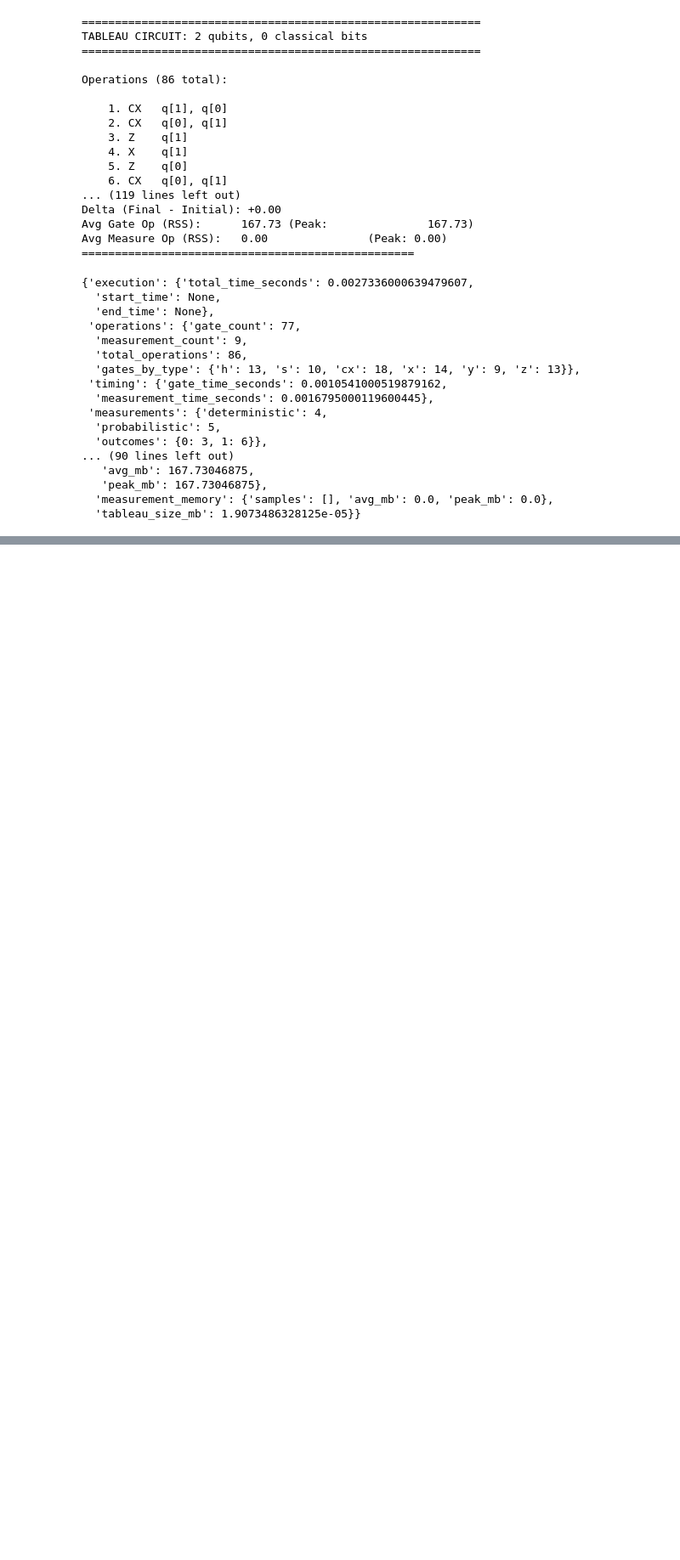
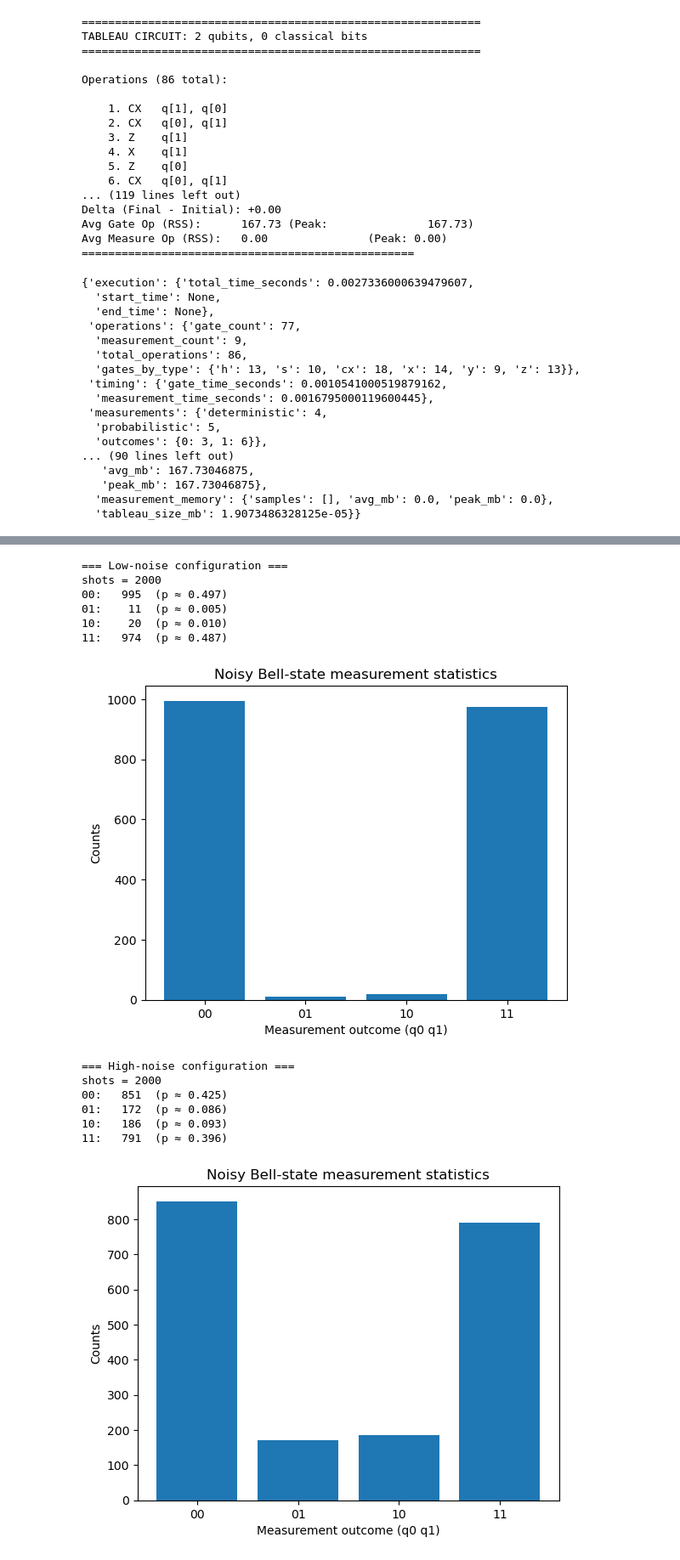
Before and after one commit to SgtCodeBean/quantum_circuit_simulator, a Jupyter notebook: src/demo.ipynb, the cells around one changed output, grey strips where cells are left out. Shown at 85% size. Cells and saved outputs as stored; diff of their text form; code cells hidden in the pictures; blank space fills up the shorter version.

```diff
--- a/src/demo.ipynb
+++ b/src/demo.ipynb
@@ -476,0 +563,31 @@ Avg Measure Op (RSS):   0.00               (Peak: 0.00)
+# %%
+print("=== Low-noise configuration ===")
+low_counts, low_probs = run_noisy_bell_experiment(
+    shots=2000,
+    p_1q=0.001,
+    p_2q=0.01,
+    p_meas=0.002,
+)
+
+print("\n=== High-noise configuration ===")
+high_counts, high_probs = run_noisy_bell_experiment(
+    shots=2000,
+    p_1q=0.05,   # crank up 1-qubit error rate
+    p_2q=0.10,   # crank up 2-qubit error rate
+    p_meas=0.05, # noisy readout
+)
+# %% [output]
+=== Low-noise configuration ===
+shots = 2000
+00:   995  (p ≈ 0.497)
+01:    11  (p ≈ 0.005)
+10:    20  (p ≈ 0.010)
+11:   974  (p ≈ 0.487)
+[figure, added]
+=== High-noise configuration ===
+shots = 2000
+00:   851  (p ≈ 0.425)
+01:   172  (p ≈ 0.086)
+10:   186  (p ≈ 0.093)
+11:   791  (p ≈ 0.396)
+[figure, added]
```
Also changed, not shown: parts of 10 cells of this notebook, 1 other file.
